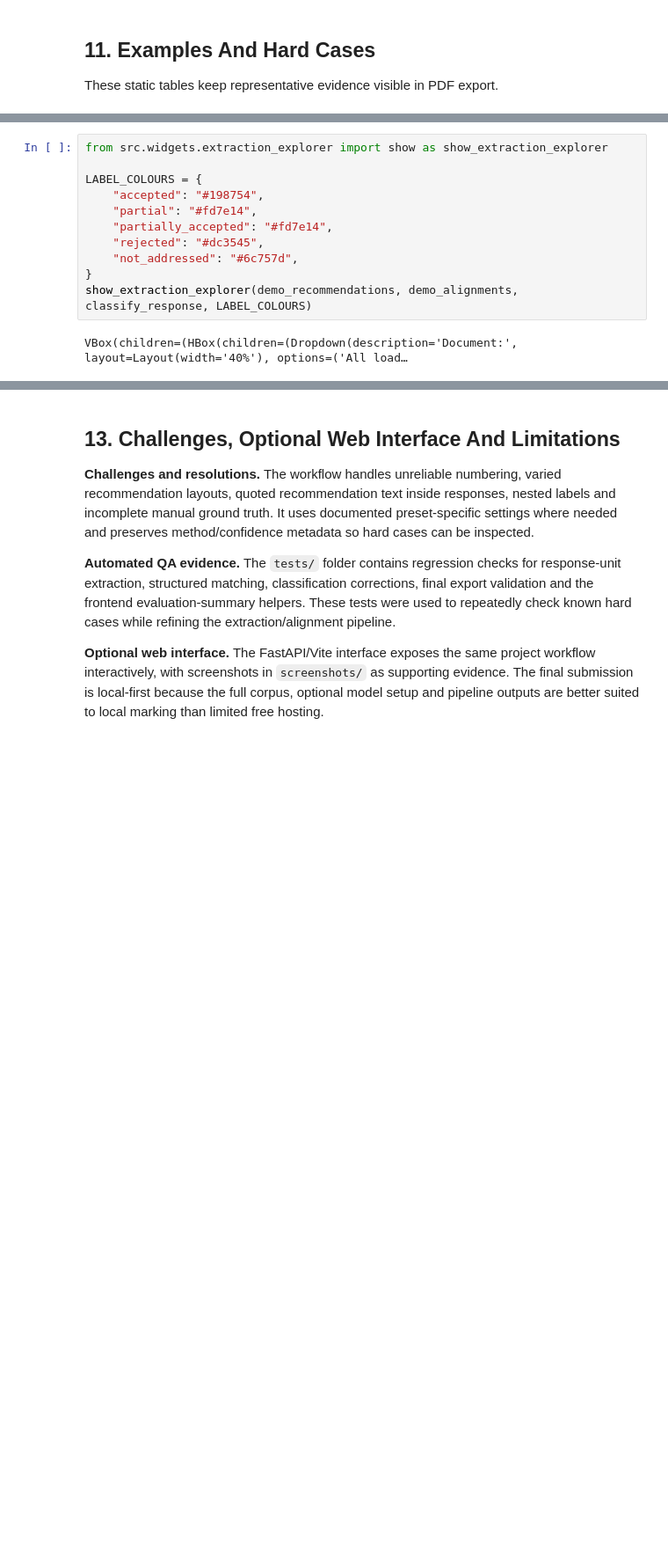
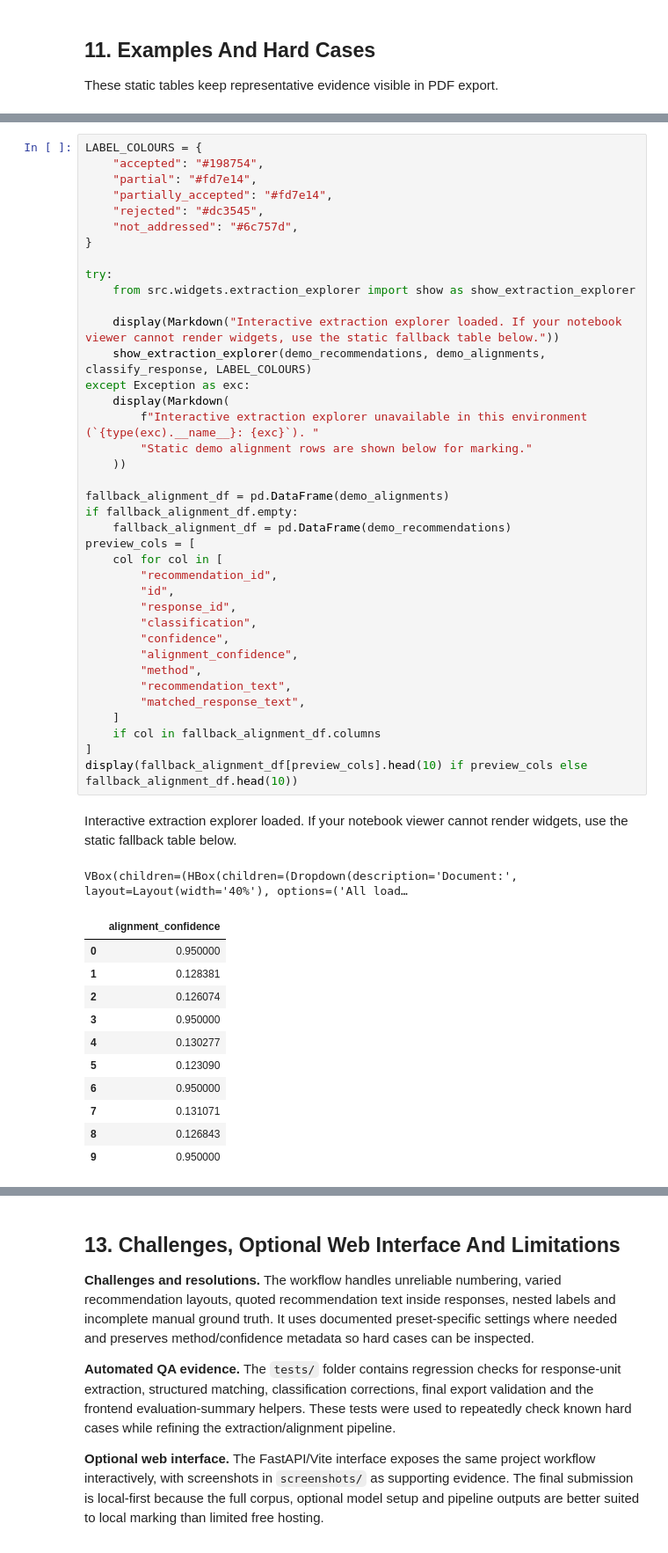
Before and after one commit to DanielLawrence04/cop509-public-inquiry-nlp, a Jupyter notebook: COP509_Notebook2_Extraction_Alignment.ipynb, the cells around one changed output, grey strips where cells are left out. Shown at 88% size. Cells and saved outputs as stored; diff of their text form; blank space fills up the shorter version.

```diff
--- a/COP509_Notebook2_Extraction_Alignment.ipynb
+++ b/COP509_Notebook2_Extraction_Alignment.ipynb
@@ -753,16 +766,55 @@ The static evidence above is sufficient for PDF marking: it includes the final 2
-# %%
-from src.widgets.extraction_explorer import show as show_extraction_explorer
-
-LABEL_COLOURS = {
-    "accepted": "#198754",
-    "partial": "#fd7e14",
-    "partially_accepted": "#fd7e14",
-    "rejected": "#dc3545",
-    "not_addressed": "#6c757d",
-}
-show_extraction_explorer(demo_recommendations, demo_alignments, classify_response, LABEL_COLOURS)
-# %% [output]
-VBox(children=(HBox(children=(Dropdown(description='Document:', layout=Layout(width='40%'), options=('All load…
+# %%
+LABEL_COLOURS = {
+    "accepted": "#198754",
+    "partial": "#fd7e14",
+    "partially_accepted": "#fd7e14",
+    "rejected": "#dc3545",
+    "not_addressed": "#6c757d",
+}
+
+try:
+    from src.widgets.extraction_explorer import show as show_extraction_explorer
+
+    display(Markdown("Interactive extraction explorer loaded. If your notebook viewer cannot render widgets, use the static fallback table below."))
+    show_extraction_explorer(demo_recommendations, demo_alignments, classify_response, LABEL_COLOURS)
+except Exception as exc:
+    display(Markdown(
+        f"Interactive extraction explorer unavailable in this environment (`{type(exc).__name__}: {exc}`). "
+        "Static demo alignment rows are shown below for marking."
+    ))
+
+fallback_alignment_df = pd.DataFrame(demo_alignments)
+if fallback_alignment_df.empty:
+    fallback_alignment_df = pd.DataFrame(demo_recommendations)
+preview_cols = [
+    col for col in [
+        "recommendation_id",
+        "id",
+        "response_id",
+        "classification",
+        "confidence",
+        "alignment_confidence",
+        "method",
+        "recommendation_text",
+        "matched_response_text",
+    ]
+    if col in fallback_alignment_df.columns
+]
+display(fallback_alignment_df[preview_cols].head(10) if preview_cols else fallback_alignment_df.head(10))
+# %% [output]
+Interactive extraction explorer loaded. If your notebook viewer cannot render widgets, use the static fallback table below.
+VBox(children=(HBox(children=(Dropdown(description='Document:', layout=Layout(width='40%'), options=('All load…
+|  | alignment_confidence |
+| 0 | 0.950000 |
+| 1 | 0.128381 |
+| 2 | 0.126074 |
+| 3 | 0.950000 |
+| 4 | 0.130277 |
+| 5 | 0.123090 |
+| 6 | 0.950000 |
+| 7 | 0.131071 |
+| 8 | 0.126843 |
+| 9 | 0.950000 |
 # %% [markdown]
 ### Optional Final-Row Inspector
 
```
Also changed, not shown: parts of 4 cells of this notebook, 2 other files.
